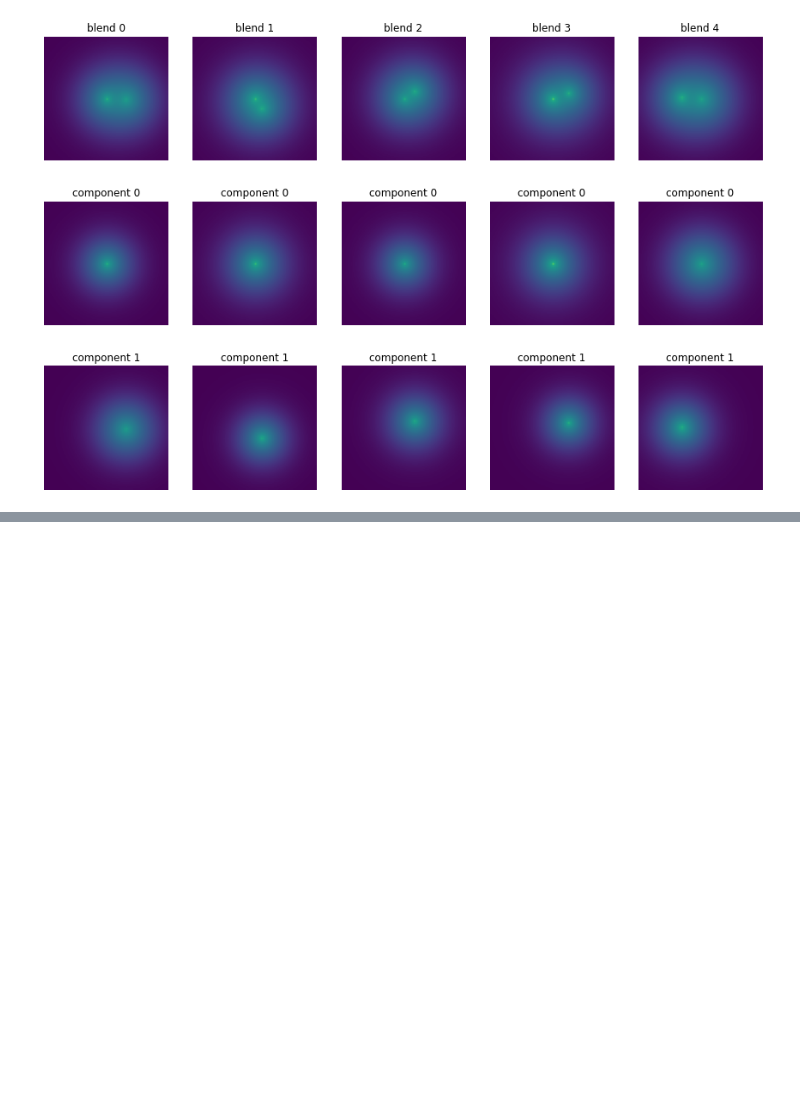
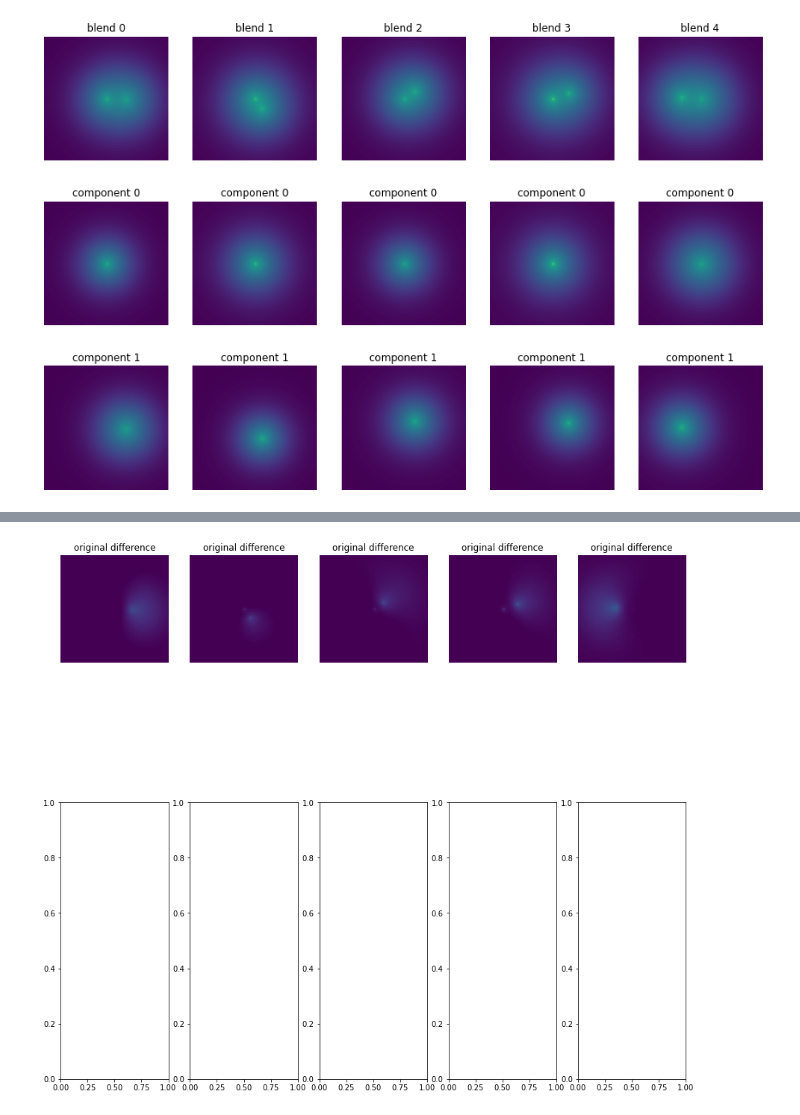
Before and after one commit to Volconage/Deblending-Galaxies-Project, a Jupyter notebook: vae_galaxies1.ipynb, the cells around one changed output, grey strips where cells are left out. Cells and saved outputs as stored; diff of their text form; code cells hidden in the pictures; blank space fills up the shorter version.

```diff
--- a/vae_galaxies1.ipynb
+++ b/vae_galaxies1.ipynb
@@ -381,0 +367,13 @@ ax.set_xlabel("Loss"),ax.set_ylabel("Frequency")
+# %%
+fig,ax = plt.subplots(2,n,figsize=((3)*n,15))
+idx=np.array([0,1,2,3,4])
+
+input_img = together[0][idx]
+compc=together[1][idx]
+z = encode.predict(input_img)
+output_img = decode.predict([z,compc])
+
+for i in range(n):
+    showimg(input_img[i]-output_img[i], ax[0,i] , f'original difference')
+# %% [output]
+[figure, added]
```
Also changed, not shown: parts of 14 cells of this notebook.
